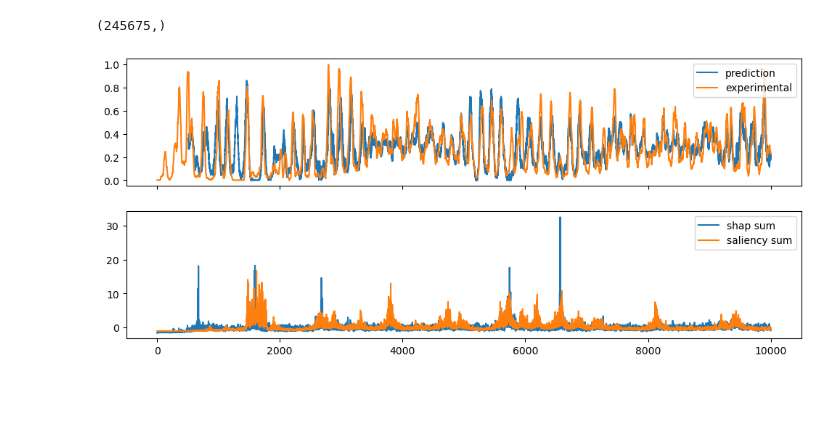
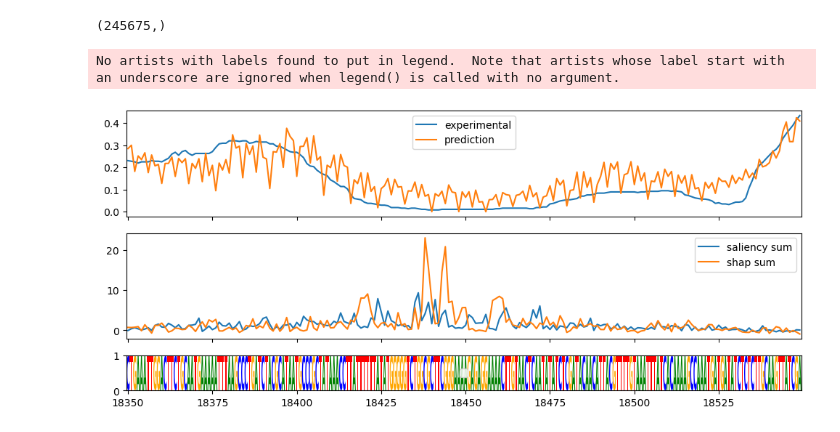
Before and after one commit to Alexwestbrook/SCerevisiae_chromatin_NN_prediction, a Jupyter notebook: model_interpretation.ipynb, the cells around one changed output. Drawn from its saved outputs; the diff is of its cells as text; code cells hidden in the pictures; blank space fills up the shorter version.

```diff
--- a/model_interpretation.ipynb
+++ b/model_interpretation.ipynb
@@ -1023,18 +1023,26 @@ with np.load(
 ) as f:
     saliency_ref = f[chrom]
 # %%
-start = 0
-stop = start + 10000
-fig, axes = plt.subplots(2, 1, figsize=(12, 5), facecolor="w", sharex=True)
+start = 18350
+stop = start + 200
+fig, axes = plt.subplots(3, 1, figsize=(12, 5), facecolor="w", sharex=True, gridspec_kw={"height_ratios": [3, 3, 1]})
+axes[0].plot(np.arange(start, stop), labels[start:stop], label="experimental")
 axes[0].plot(np.arange(start, stop), preds[start:stop], label="prediction")
-axes[0].plot(np.arange(start, stop), labels[start:stop], label="experimental")
 axes[1].plot(
-    np.arange(start, stop), z_score(aligned_sumabs)[start:stop], label="shap sum"
+    np.arange(start, stop), utils.z_score(saliency_ref)[start:stop], label="saliency sum"
 )
 axes[1].plot(
-    np.arange(start, stop), z_score(saliency_ref)[start:stop], label="saliency sum"
+    np.arange(start, stop), utils.z_score(aligned_sumabs)[start:stop], label="shap sum"
 )
+if stop - start < 1000:
+    lm.Logo(
+        pd.DataFrame(
+            one_hot[start:stop], columns=list("ACGT"), index=np.arange(start, stop)
+        ),
+        ax=axes[2],
+    )
 for ax in axes:
     ax.legend()
 # %% [output]
+No artists with labels found to put in legend.  Note that artists whose label start with an underscore are ignored when legend() is called with no argument.
-[figure, old version]
+[figure, new version]
```
Also changed, not shown: parts of 2 cells of this notebook, 1 other file.
